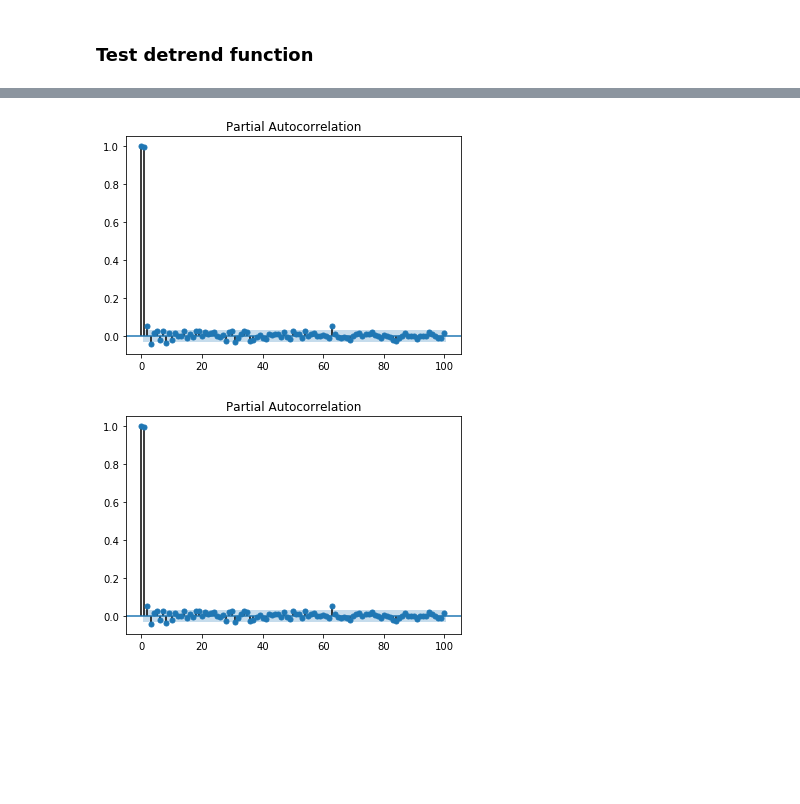
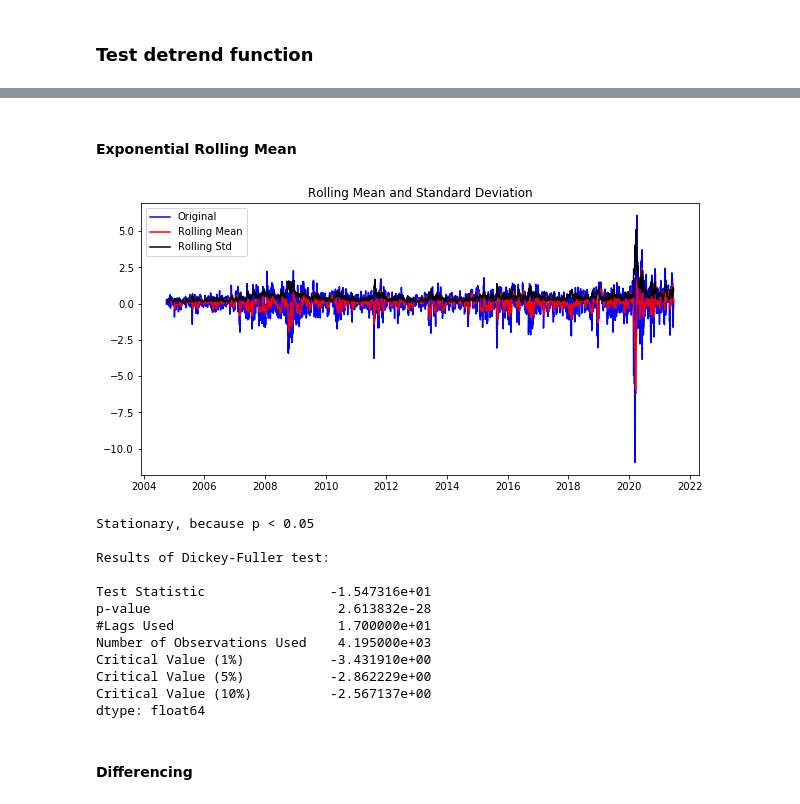
Before and after one commit to jingyunw/Capstone_Project, a Jupyter notebook: ARIMA.ipynb, the cells around one changed output, grey strips where cells are left out. Cells and saved outputs as stored; diff of their text form; code cells hidden in the pictures; blank space fills up the shorter version.

Commit message:
ACF & PACF plot

```diff
--- a/ARIMA.ipynb
+++ b/ARIMA.ipynb
@@ -17,6 +18,8 @@ import statsmodels.api as sm
 from statsmodels.tsa.seasonal import seasonal_decompose
 
 from statsmodels.graphics.tsaplots import plot_acf, plot_pacf
+from matplotlib.pylab import rcParams
+rcParams['figure.figsize'] = 15, 5
 # %%
 data = pd.read_csv('data/REIT_ETFs.csv')
 data
@@ -150,7 +153,7 @@ def stationary_check(TS, window_size):
     '''
     TS: Time Series
 
-    window_size
+    window_size: parameter for window
 
     '''
 
@@ -194,18 +197,25 @@ def stationary_check(TS, window_size):
 def decomposition_plot(TS, frequency):
     '''
     TS: Time Series
+
+    frequency: parameter for m
     '''
     # Use decompose function from pmdarima
-    decomposed = decompose(TS.values, 'multiplicative', m=frequency) # use "multiplicative" when see an increasing trend
-
+    decomposed = decompose(TS.values, 'multiplicative', m=frequency)
+                                      # use "multiplicative" when see an increasing trend
     # Plot the decomposition plot
     decomposed_plot(decomposed, figure_kwargs={'figsize': (12,10)})
 
 
 
 def decomposition_plot_2(TS, frequency):
+    '''
+    TS: Time Series
+
+    frequency: parameter for freq
+    '''
+
     decomposition = seasonal_decompose(TS, freq=frequency)
-
 
     # Gather the trend, seasonality, and residuals
     trend = decomposition.trend
@@ -323,7 +334,7 @@ decomposition_plot(vnq_2020['Close'], 12)
 # %% [markdown]
 ## Detrend
 # %%
-def detrend_transformation(TS, log=True, sqrt=True):
+def detrend_transformation(TS, log=False, sqrt=False):
     if log == True:
         TS_log = np.log(TS)
         return TS_log
@@ -337,7 +348,7 @@ def detrend_transformation(TS, log=True, sqrt=True):
         return None
 
 
-def detrend_rolling_mean(TS, regular=True, window_size=None, half_life=None):
+def detrend_rolling_mean(TS, regular=False, window_size=None, half_life=None):
     if regular == True:
         rolling_mean = TS.rolling(window=window_size).mean()
 
@@ -381,6 +373,0 @@ dtype: float64
-# %%
-# fig,ax = plt.subplots(figsize=(10,4))
-plot_pacf(vnq['Close'], lags=100)
-# %% [output]
-[figure, removed]
-[figure, removed]
@@ -388,0 +374,22 @@ import statsmodels.graphics.tsaplots as tsa
+# %% [markdown]
+#### Exponential Rolling Mean
+# %%
+exp_ts = detrend_rolling_mean(vnq['Close'], half_life=2)
+# %%
+stationary_check(exp_ts, 10)
+# %% [output]
+[figure, added]
+Stationary, because p < 0.05
+
+Results of Dickey-Fuller test:
+
+Test Statistic                -1.547316e+01
+p-value                        2.613832e-28
+#Lags Used                     1.700000e+01
+Number of Observations Used    4.195000e+03
+Critical Value (1%)           -3.431910e+00
+Critical Value (5%)           -2.862229e+00
+Critical Value (10%)          -2.567137e+00
+dtype: float64
+# %% [markdown]
+#### Differencing
```
Also changed, not shown: parts of 25 cells of this notebook.
